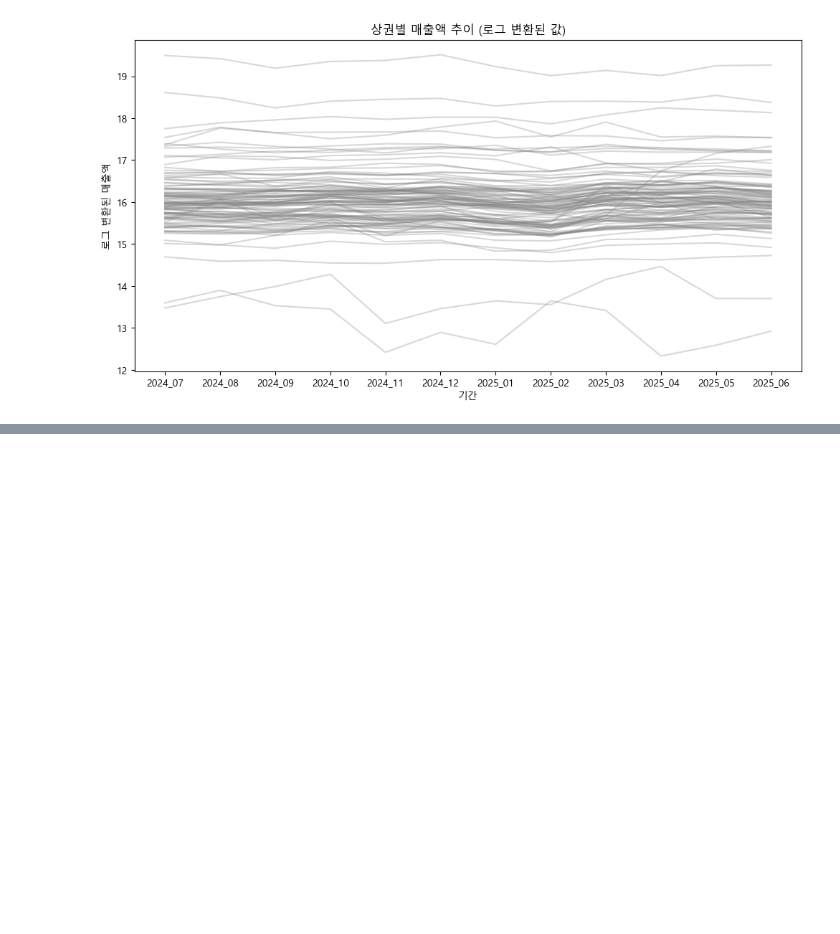
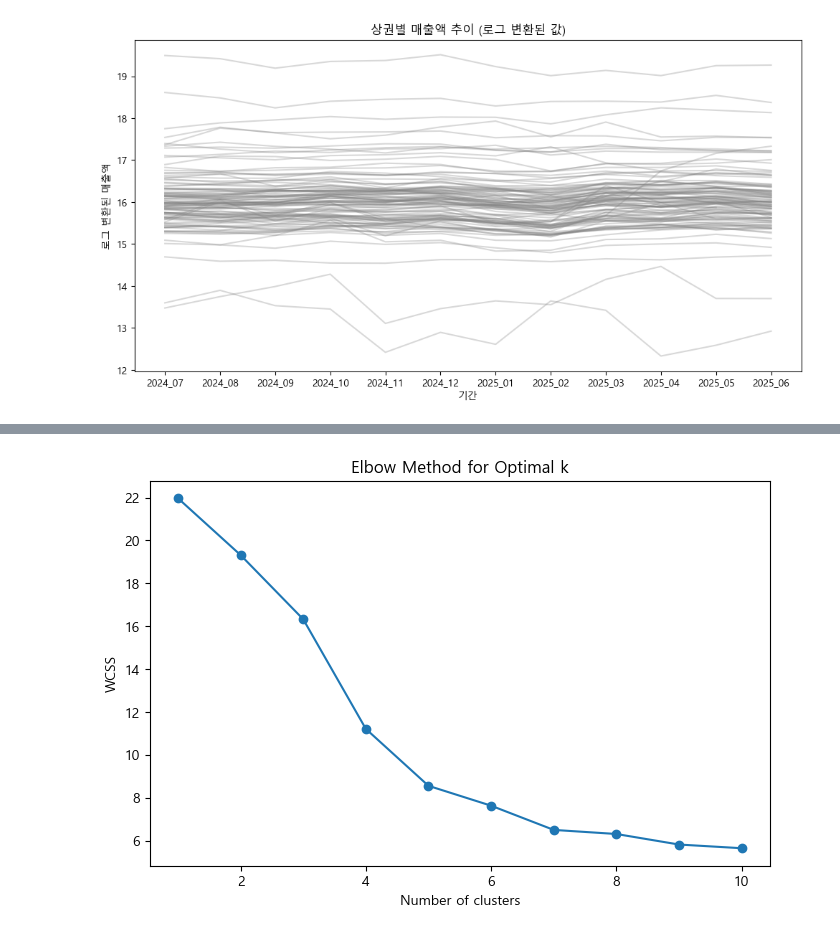
Before and after one commit to gisyun/Goyang_TradeAreaAnalysis, a Jupyter notebook: SalesAnalysis(Clustering).ipynb, the cells around one changed output, grey strips where cells are left out. Cells and saved outputs as stored; diff of their text form; code cells hidden in the pictures; blank space fills up the shorter version.

Commit message:
kmeans -> not good results

```diff
--- a/SalesAnalysis(Clustering).ipynb
+++ b/SalesAnalysis(Clustering).ipynb
@@ -299,0 +358,21 @@ plt.show()
+# %%
+# elbow method to find optimal number of clusters for k-means using markets sales percentage change data
+from sklearn.cluster import KMeans
+wcss = []
+# time_cols excluding the item from the time_cols list that does not have a percentage change value
+time_cols = ['2024_09', '2024_10', '2024_11', '2024_12', '2025_01', '2025_02', '2025_03', '2025_04', '2025_05', '2025_06']
+# get values and drop rows with NaN values
+markets_sales_pct_change_clean = markets_sales_pct_change[time_cols].dropna()
+X = markets_sales_pct_change_clean.values
+for i in range(1, 11):
+    kmeans = KMeans(n_clusters=i, random_state=42)
+    kmeans.fit(X)
+    wcss.append(kmeans.inertia_)
+plt.figure(figsize=(8, 5))
+plt.plot(range(1, 11), wcss, marker='o')
+plt.title('Elbow Method for Optimal k')
+plt.xlabel('Number of clusters')
+plt.ylabel('WCSS')
+plt.show()
+# %% [output]
+[figure, added]
```
Also changed, not shown: parts of 8 cells of this notebook.
